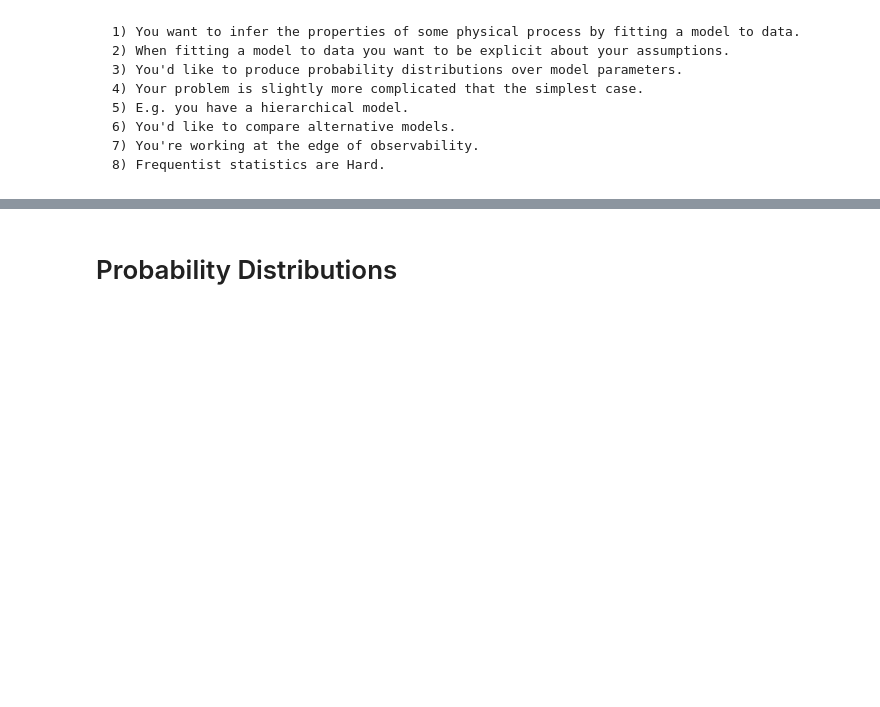
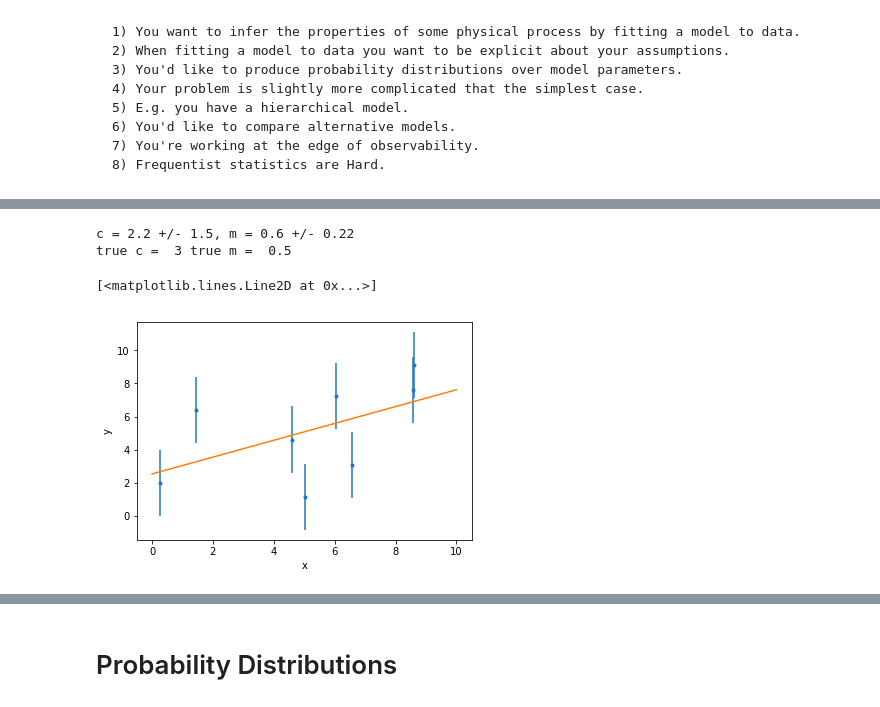
Before and after one commit to RuthAngus/Probabilistic-inference-tutorial, a Jupyter notebook: Bayesian_inference_tutorial.ipynb, the cells around one changed output, grey strips where cells are left out. Cells and saved outputs as stored; diff of their text form; code cells hidden in the pictures; blank space fills up the shorter version.

```diff
--- a/Bayesian_inference_tutorial.ipynb
+++ b/Bayesian_inference_tutorial.ipynb
@@ -47,0 +56,24 @@ Text(0,0.5,'y')
+# %%
+AT = np.vstack((np.ones_like(x), x))
+C = np.eye(N) * y_sigma**2
+
+ATC_invA = np.dot(AT, np.linalg.solve(C, AT.T))
+ATC_invy = np.dot(AT, np.linalg.solve(C, y))
+freq_c, freq_m = np.linalg.solve(ATC_invA, ATC_invy)
+
+c_err, m_err = np.sqrt(np.diag(np.linalg.inv(ATC_invA)))
+
+print("c = {0:.2} +/- {1:.2}, m = {2:.2} +/- {3:.2}".format(freq_c, c_err, freq_m, m_err))
+print("true c = ", true_c, "true m = ", true_m)
+# %% [output]
+c = 2.2 +/- 1.5, m = 0.6 +/- 0.22
+true c =  3 true m =  0.5
+# %%
+plt.errorbar(x, y, yerr=yerr, fmt=".")
+plt.xlabel("x")
+plt.ylabel("y")
+xplot = np.linspace(0, 10, 100)
+plt.plot(xplot, m*xplot + c)
+# %% [output]
+[<matplotlib.lines.Line2D at 0x...>]
+[figure, added]
```
Also changed, not shown: parts of 51 cells of this notebook.
